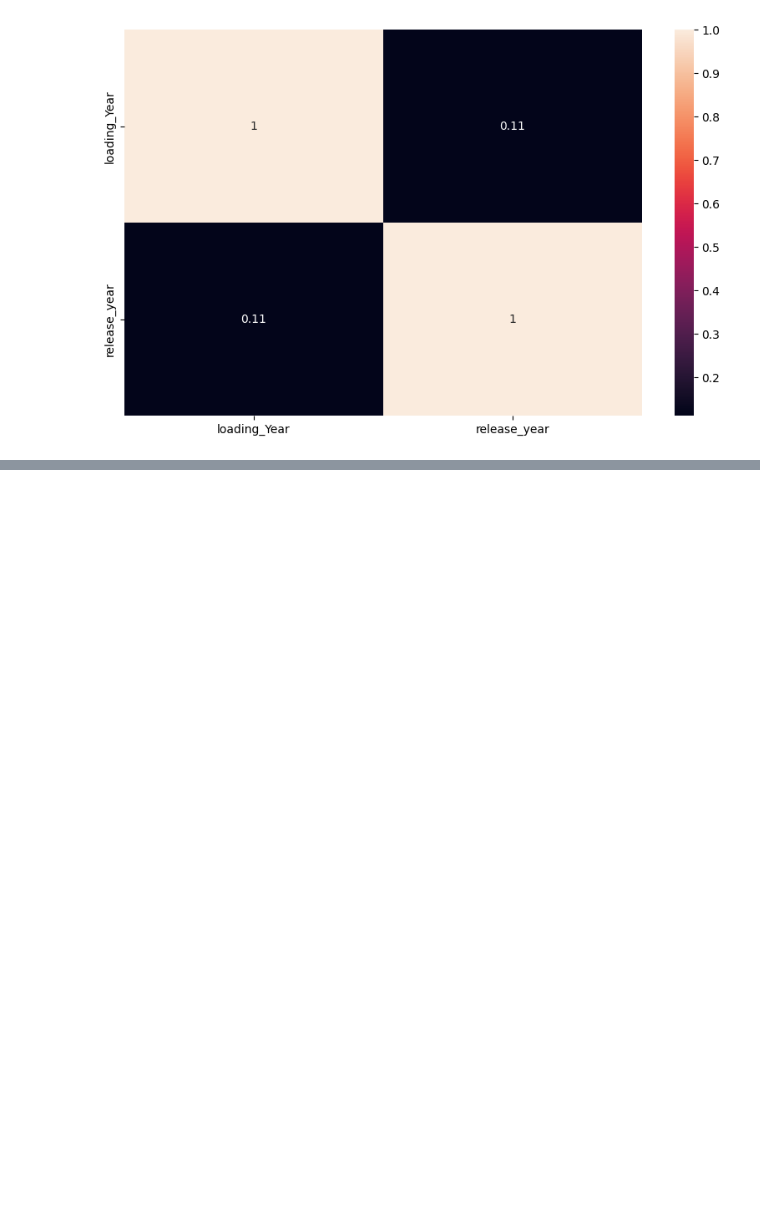
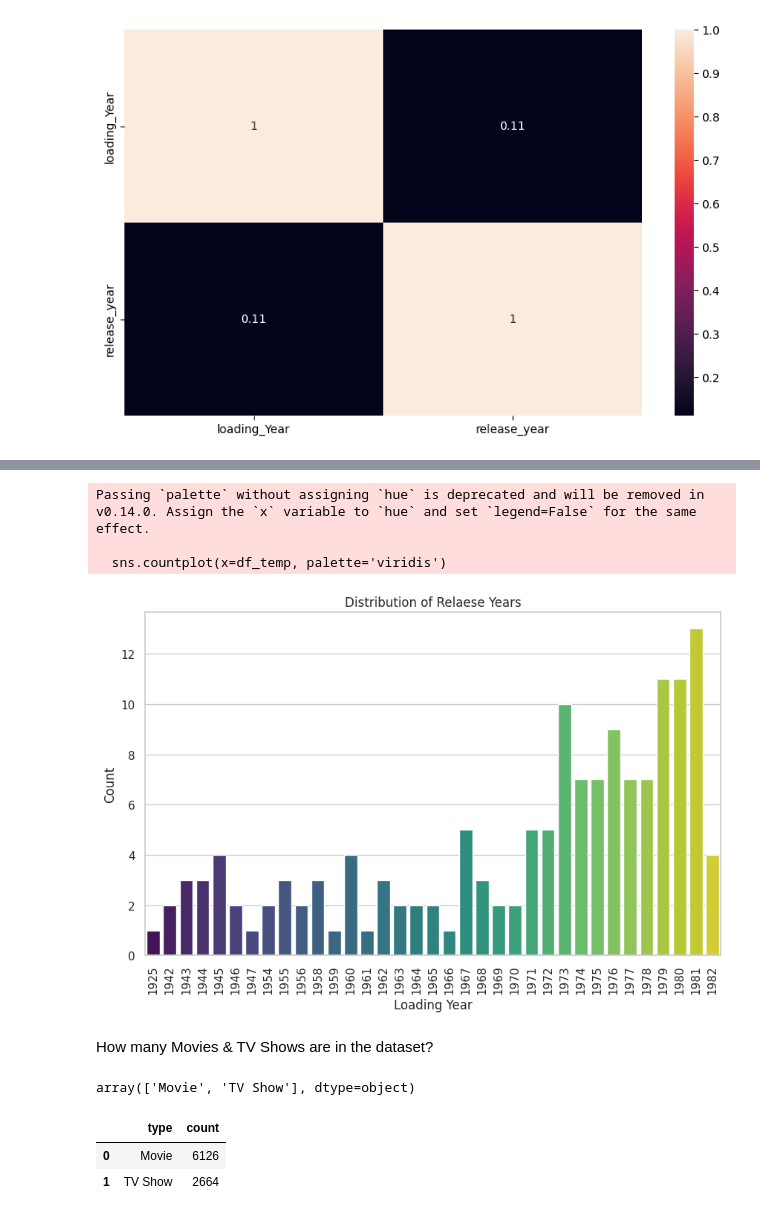
Before and after one commit to Rezashatery/Netflix-Movies-and-TV-Shows-, a Jupyter notebook: netflix-analysis.ipynb, the cells around one changed output, grey strips where cells are left out. Saved outputs shown, nothing was run; the diff lists cells and outputs as text; code cells hidden in the pictures; blank space fills up the shorter version.

```diff
--- a/netflix-analysis.ipynb
+++ b/netflix-analysis.ipynb
@@ -303,0 +331,32 @@ plt.show()
+# %%
+df_temp=df['release_year'].sort_values().head(150)
+sns.set(style="whitegrid")
+plt.figure(figsize=(10, 6))
+sns.countplot(x=df_temp, palette='viridis')
+plt.xlabel('Loading Year')
+plt.ylabel('Count')
+plt.title('Distribution of Relaese Years')
+plt.xticks(rotation=90)  # Rotate x-axis labels f
+
+plt.show()
+# %% [output]
+Passing `palette` without assigning `hue` is deprecated and will be removed in v0.14.0. Assign the `x` variable to `hue` and set `legend=False` for the same effect.
+
+  sns.countplot(x=df_temp, palette='viridis')
+[figure, added]
+# %% [markdown]
+
+
+How many Movies & TV Shows are in the dataset?
+# %%
+df['type'].unique()
+# %% [output]
+array(['Movie', 'TV Show'], dtype=object)
+# %%
+type_counts=df.groupby('type')['type'].count().reset_index(name='count')
+#type_counts=df['type'].value_counts().reset_index(name='count') #another way
+type_counts
+# %% [output]
+|  | type | count |
+| 0 | Movie | 6126 |
+| 1 | TV Show | 2664 |
```
Also changed, not shown: parts of 3 cells of this notebook.
